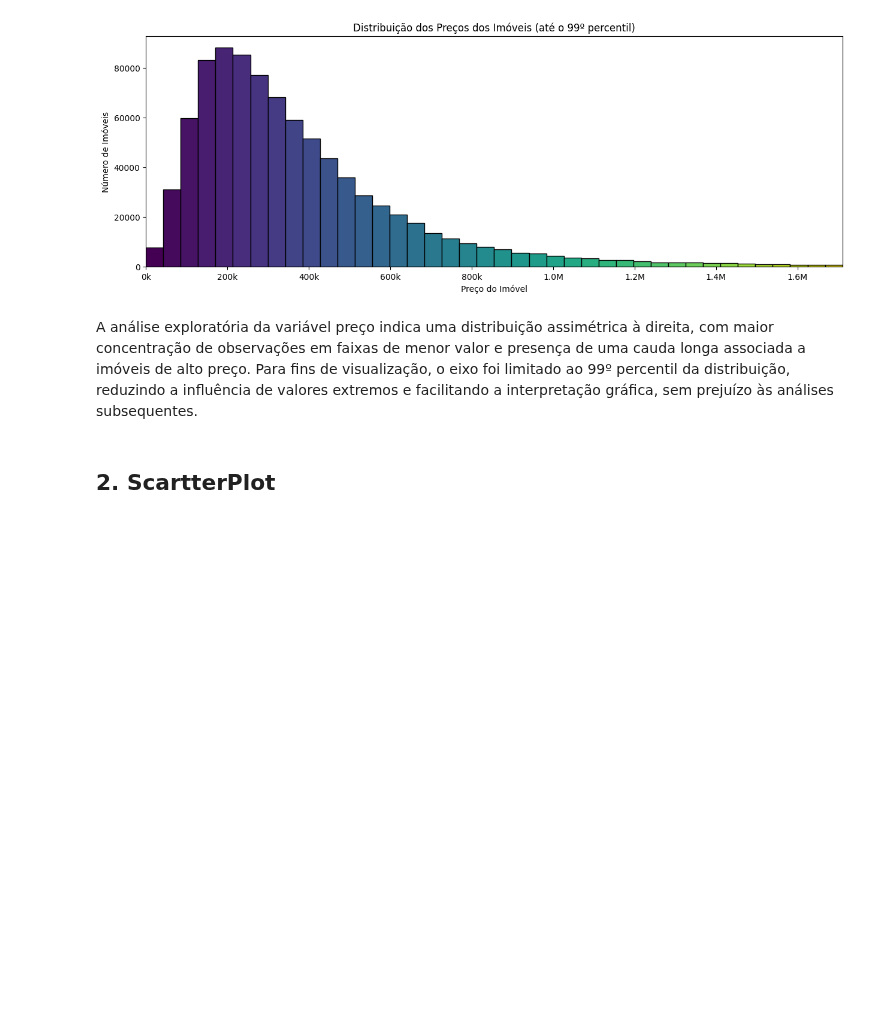
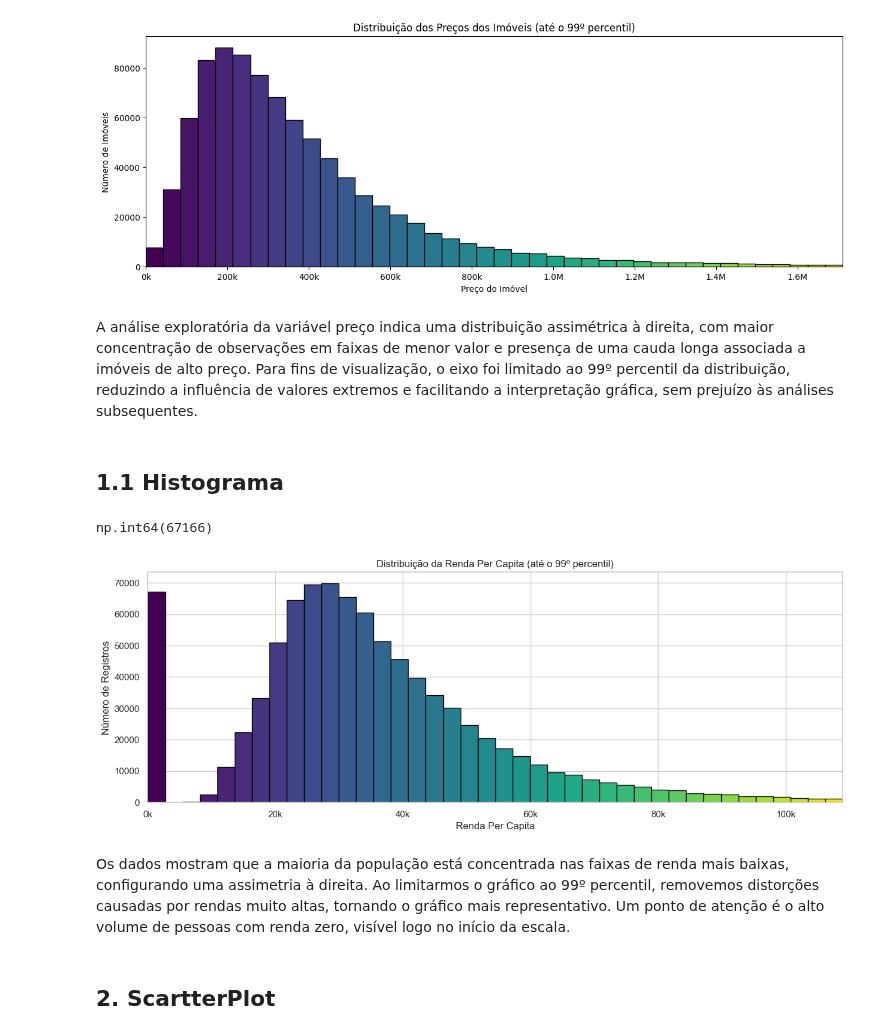
Before and after one commit to nicolascoqueiro/housets-analysis, a Jupyter notebook: Data Layer/raw/analytcs.ipynb, the cells around one changed output. Cells and saved outputs as stored; diff of their text form; code cells hidden in the pictures; blank space fills up the shorter version.

```diff
--- a/Data Layer/raw/analytcs.ipynb
+++ b/Data Layer/raw/analytcs.ipynb
@@ -75,6 +92,44 @@ plt.show()
 [figure]
 # %% [markdown]
 A análise exploratória da variável preço indica uma distribuição assimétrica à direita, com maior concentração de observações em faixas de menor valor e presença de uma cauda longa associada a imóveis de alto preço. Para fins de visualização, o eixo foi limitado ao 99º percentil da distribuição, reduzindo a influência de valores extremos e facilitando a interpretação gráfica, sem prejuízo às análises subsequentes.
+# %% [markdown]
+## 1.1 Histograma
+# %%
+(dados['Per Capita Income'] == 0).sum()
+# %% [output]
+np.int64(67166)
+# %%
+p99_income = dados['Per Capita Income'].quantile(0.99)
+
+plt.figure(figsize=(15,5))
+
+counts, bins, patches = plt.hist(
+    dados['Per Capita Income'],
+    bins=40,
+    range=(0, p99_income),
+    edgecolor='black'
+)
+
+cmap = plt.cm.viridis
+for i, patch in enumerate(patches):
+    patch.set_facecolor(cmap(i / len(patches)))
+
+plt.xlim(0, p99_income)
+
+plt.xlabel('Renda Per Capita')
+plt.ylabel('Número de Registros')
+plt.title('Distribuição da Renda Per Capita (até o 99º percentil)')
+
+formatter = mtick.FuncFormatter(
+    lambda x, pos: f'{int(x/1_000)}k'
+)
+plt.gca().xaxis.set_major_formatter(formatter)
+
+plt.show()
+# %% [output]
+[figure, added]
+# %% [markdown]
+Os dados mostram que a maioria da população está concentrada nas faixas de renda mais baixas, configurando uma assimetria à direita. Ao limitarmos o gráfico ao 99º percentil, removemos distorções causadas por rendas muito altas, tornando o gráfico mais representativo. Um ponto de atenção é o alto volume de pessoas com renda zero, visível logo no início da escala.
 # %% [markdown]
 ## 2. ScartterPlot
 # %%
```
Also changed, not shown: parts of 15 cells of this notebook.
